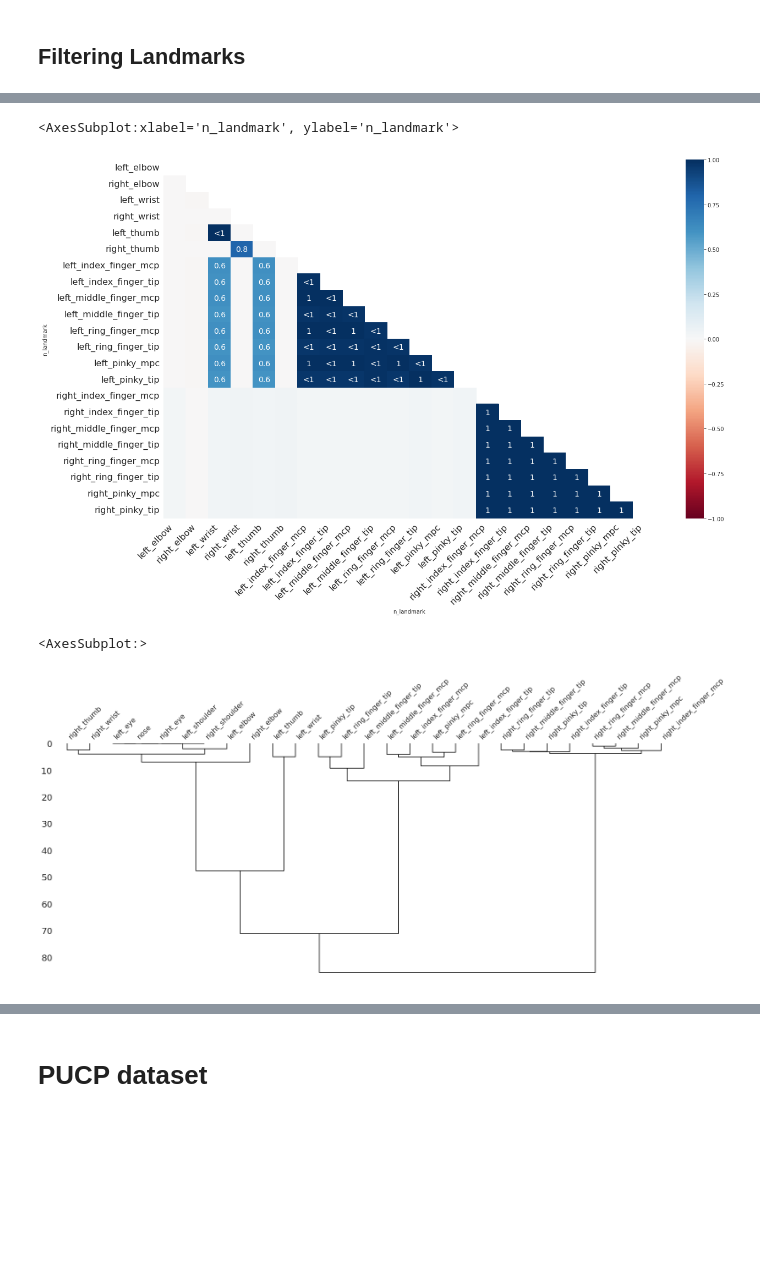
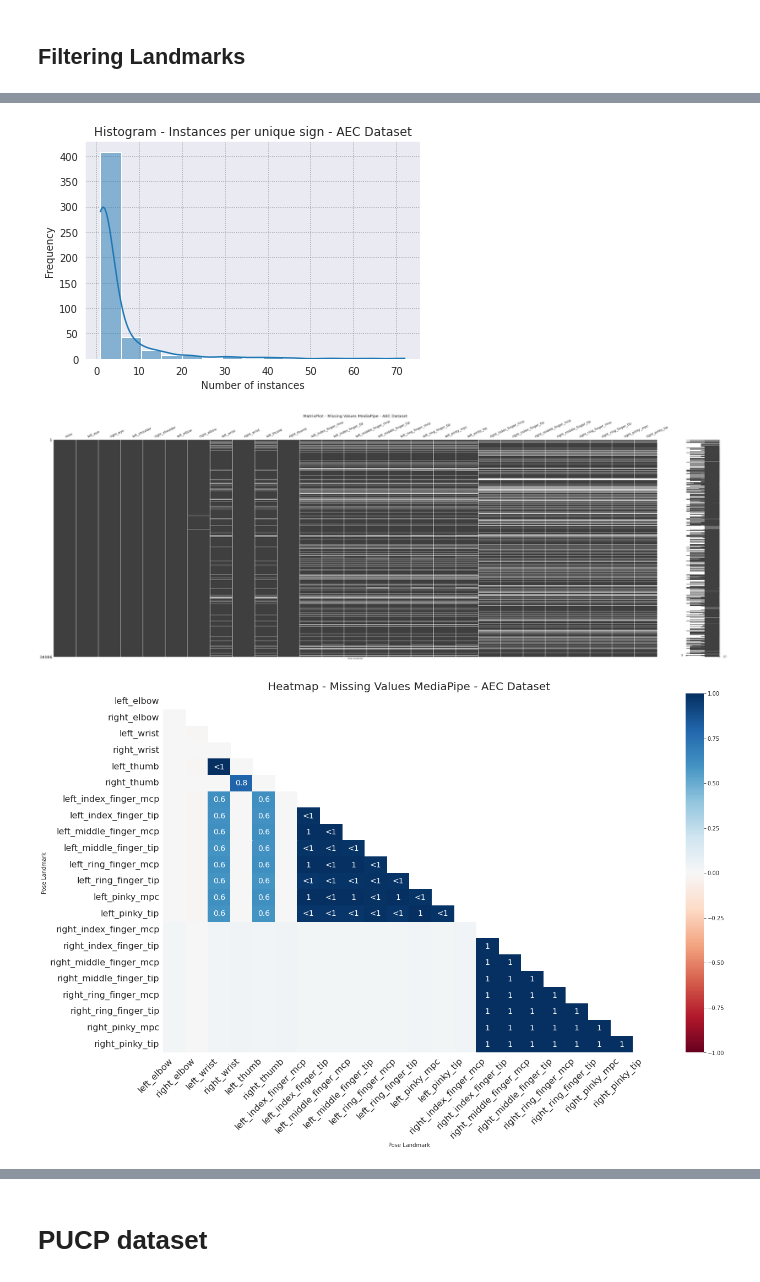
Before and after one commit to StevRamos/PSL-GAN, a Jupyter notebook: EDA/01 - EDA.ipynb, the cells around one changed output, grey strips where cells are left out. Drawn from its saved outputs; the diff is of its cells as text; code cells hidden in the pictures; blank space fills up the shorter version.

```diff
--- a/EDA/01 - EDA.ipynb
+++ b/EDA/01 - EDA.ipynb
@@ -271,0 +494,4 @@ list_landmarks_total = list_landmarks_mp + list_landmarks_coco_converted
+# %%
+#adding max landmark to wp dataset
+df_aec_wp_or_corr["n_landmark"] = df_aec_wp_or_corr["n_landmark"] + max_landmark + 1
+df_aec_wp_or_corr.head(10)
@@ -272,6 +510,9 @@ list_landmarks_total = list_landmarks_mp + list_landmarks_coco_converted
 # %%
 df_or = pd.concat([df_aec_mp_or_corr[["videoname", "n_frame", "n_landmark",
-                                "x", "y", "class"]]]).reset_index(drop=True)
+                                "x", "y", "class"]],
+                  df_aec_wp_or_corr[["videoname", "n_frame", "n_landmark",
+                                "x", "y", "class"]]
+                  ]).reset_index(drop=True)
 print(df_or.shape)
 df_or.head()
 # %% [output]
@@ -331,3 +536,3 @@ list_landmarks_mp
 # %%
-df_or, df_flag_lm_orig, df_flag_lm, df_flag_lm_v = filter_landmarks(df_or, list_landmarks_mp, list_landmarks_coco_converted, use_coco=False)
+df_or, df_flag_lm_orig, df_flag_lm, df_flag_lm_v = filter_landmarks(df_or, list_landmarks_mp, list_landmarks_coco_converted, use_coco=True)
 # %% [output]
@@ -391,2 +550,0 @@ list_landmarks_mp_names = [dict_rename_columns[i] for i in list_landmarks_mp]
-# %%
-df_flag_lm_orig = df_flag_lm_orig.rename(columns=dict_rename_columns)
@@ -405,10 +551,13 @@ msno.matrix(df_flag_lm_orig[list_landmarks_mp_names])
-# %%
-msno.heatmap(df_flag_lm_orig[list_landmarks_mp_names])
-# %% [output]
-<AxesSubplot:xlabel='n_landmark', ylabel='n_landmark'>
-[figure, removed]
-# %%
-msno.dendrogram(df_flag_lm_orig[list_landmarks_mp_names])
-# %% [output]
-<AxesSubplot:>
-[figure, removed]
+# %%
+df_notna_lm = plot_all_missing_values_images(df_or,
+                              df_flag_lm_orig,
+                                  df_flag_lm,
+                              list_landmarks_mp,
+                                list_landmarks_coco_converted,
+                              dict_rename_columns,
+                                  dict_wp_rename_columns,
+                               dataset="AEC")
+# %% [output]
+[figure, added]
+[figure, added]
+[figure, added]
```
Also changed, not shown: parts of 42 cells of this notebook, 1 other file.
